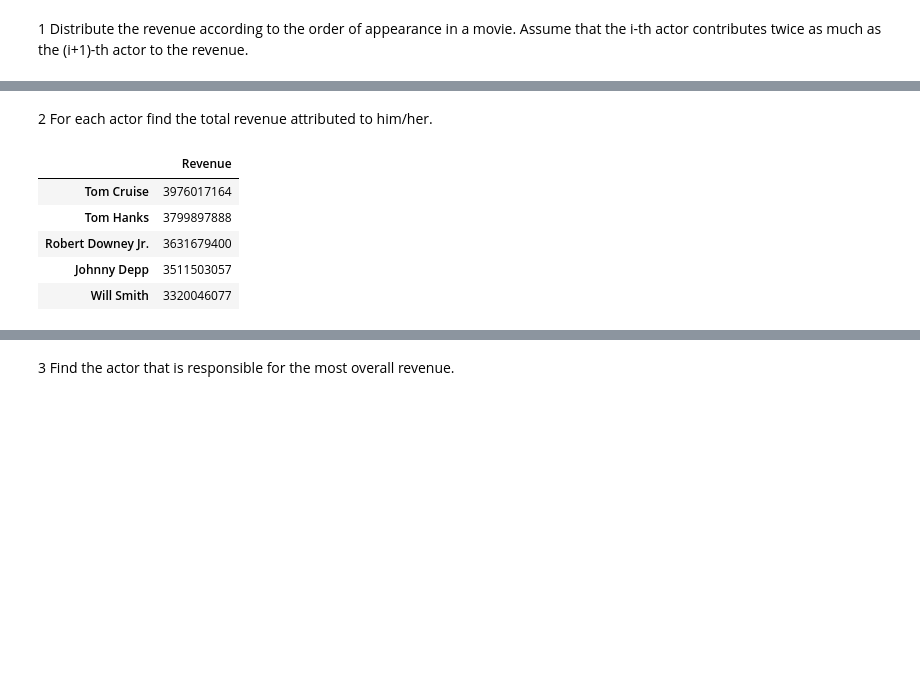
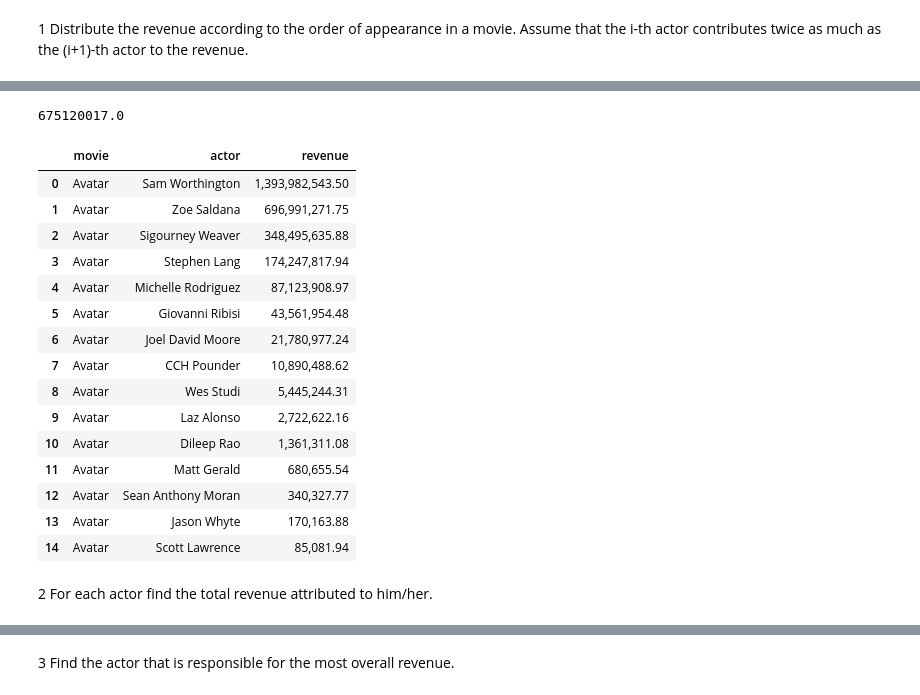
Before and after one commit to Raialbe/CSproject, a Jupyter notebook: CS_Project_Meloni_Raimondi.ipynb, the cells around one changed output, grey strips where cells are left out. Drawn from its saved outputs; the diff is of its cells as text; code cells hidden in the pictures; blank space fills up the shorter version.

```diff
--- a/CS_Project_Meloni_Raimondi.ipynb
+++ b/CS_Project_Meloni_Raimondi.ipynb
@@ -363,4 +378,5 @@ df[["movie_id","gross_margin"]].head(10)
 7 For each movie, compute the number of crew members
 # %%
 #trovo numero di membri della crew contando il numero di sottodizionari nel file JSON "crew"
-df["no. crew members"]=df.crew.apply(lambda x: len(x))
+df["no. crew members"]=df.crew.apply(lambda x: len(json.loads(x)))
+df[["movie_id","no. crew members"]].head(10)
@@ -465,0 +424,10 @@ df_revenue_count_comp.head(10)
+# %%
+#revenues for production_company
+
+df['revenue/company']=df['revenue']/df.production_companies.apply(lambda x:len(json.loads(x)) if len(json.loads(x))!=0 else 1 )
+revenue4filmId=pd.merge(production_id.reset_index(),df[['revenue/company','movie_id']],on='movie_id',how='outer')
+revenue_count=revenue4filmId.groupby('company_id').sum()
+revenue_comp=pd.merge(revenue_count, production_link.reset_index(level=0).set_index('company_id'), left_index=True, right_index=True, how = 'left')
+revenue4company=revenue_comp.drop_duplicates('name').set_index('name').drop(['movie_id','index'],axis=1)
+pd.options.display.float_format = '{:,.2f}'.format  # fixing scientific notation display
+revenue4company.sort_values('revenue/company',ascending=False).rename(columns={revenue4company.columns[0]:"Revenue($)"}).head(7)
@@ -498,15 +487,2 @@ df_revenue_max.head(10)
 # %% [markdown]
 12 In each year, how many movies have revenue smaller than the budget?
-# %%
-fails4year={}
-for index,row in df.iterrows():
-    if row["revenue"]<row["budget"]:
-        try:
-            fails4year[row['year']]+=1
-        except:
-            fails4year[row['year']]=1
-fails4year
-
-fails_per_year=pd.DataFrame.from_dict(fails4year,orient='index')
-fails_per_year=fails_per_year.rename(columns={fails_per_year.columns[0]:"Failures"})
-fails_per_year.sort_values('Failures',ascending=False).head(10)
@@ -532,7 +518,14 @@ df['actors']=df.cast.apply(lambda x: [act['name'] for act in x])
 # %%
-revenue={}
+revenue=pd.DataFrame()
+act_name=[]
+act_rev=[]
+mov_name=[]
 for index,row in df.iterrows():
-    temp={}
-    for i in range(len(row["actors"])):
-        temp[row["actors"][i]]=(row["revenue"]/2**(i+1))
-    revenue[row["original_title"]]=temp
+    n=len(row["actors"])
+    for i in range(n):
+        act_name.append(row['actors'][i])
+        act_rev.append((2**(n-i-1)/(2**n-1))*row["revenue"])
+        mov_name.append(row["original_title"])
+revenue['movie']=mov_name
+revenue['actor'] =act_name
+revenue['revenue']=act_rev
@@ -559,2 +532,26 @@ df_revenue.head(10)
+# %%
+#checking that the revenue for interstellar is right (675120017)
+round(sum(revenue[revenue['movie']=='Interstellar']["revenue"]))
+# %% [output]
+675120017.0
+# %%
+revenue.head(15)
+# %% [output]
+|  | movie | actor | revenue |
+| 0 | Avatar | Sam Worthington | 1,393,982,543.50 |
+| 1 | Avatar | Zoe Saldana | 696,991,271.75 |
+| 2 | Avatar | Sigourney Weaver | 348,495,635.88 |
+| 3 | Avatar | Stephen Lang | 174,247,817.94 |
+| 4 | Avatar | Michelle Rodriguez | 87,123,908.97 |
+| 5 | Avatar | Giovanni Ribisi | 43,561,954.48 |
+| 6 | Avatar | Joel David Moore | 21,780,977.24 |
+| 7 | Avatar | CCH Pounder | 10,890,488.62 |
+| 8 | Avatar | Wes Studi | 5,445,244.31 |
+| 9 | Avatar | Laz Alonso | 2,722,622.16 |
+| 10 | Avatar | Dileep Rao | 1,361,311.08 |
+| 11 | Avatar | Matt Gerald | 680,655.54 |
+| 12 | Avatar | Sean Anthony Moran | 340,327.77 |
+| 13 | Avatar | Jason Whyte | 170,163.88 |
+| 14 | Avatar | Scott Lawrence | 85,081.94 |
 # %% [markdown]
 2 For each actor find the total revenue attributed to him/her.
@@ -572,11 +557,0 @@ for index,row in df.iterrows():
-# %%
-df_revenue_actor=pd.DataFrame.from_dict(dict(revenue4actor),orient='index')
-df_revenue_actor=df_revenue_actor.rename(columns={df_revenue_actor.columns[0]:"Revenue"})
-df_revenue_actor.sort_values('Revenue',ascending=False).head()
-# %% [output]
-|  | Revenue |
-| Tom Cruise | 3976017164 |
-| Tom Hanks | 3799897888 |
-| Robert Downey Jr. | 3631679400 |
-| Johnny Depp | 3511503057 |
-| Will Smith | 3320046077 |
```
Also changed, not shown: parts of 27 cells of this notebook.
